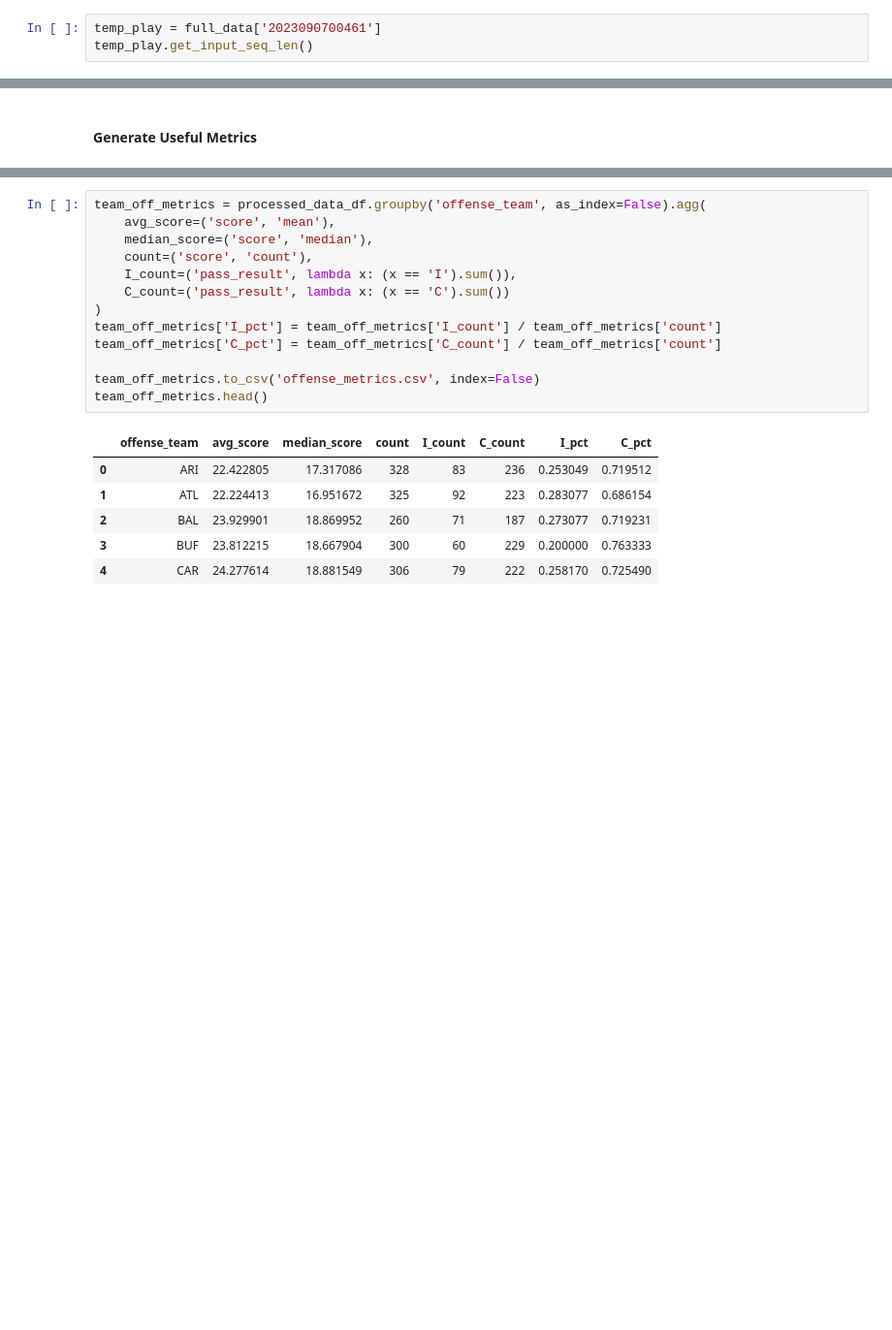
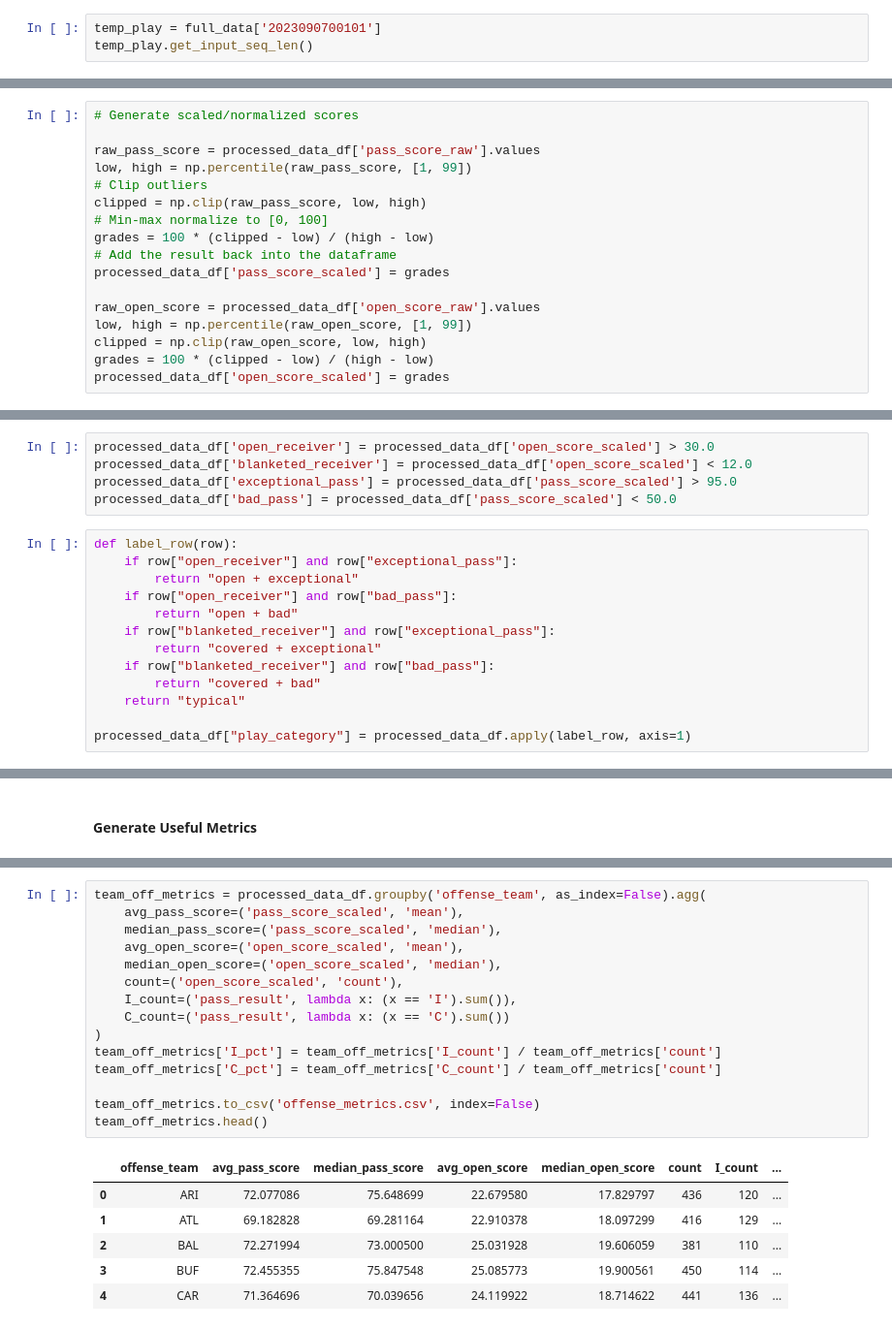
Before and after one commit to cwphung/databowl_2025, a Jupyter notebook: visualilzation.ipynb, the cells around one changed output, grey strips where cells are left out. Shown: that part at 97% size. Cells and saved outputs as stored; diff of their text form; blank space fills up the shorter version.

```diff
--- a/visualilzation.ipynb
+++ b/visualilzation.ipynb
@@ -233,4 +217,4 @@ Play(
 # %%
-temp_play = full_data['2023090700461']
+temp_play = full_data['2023090700101']
 temp_play.get_input_seq_len()
 # %% [output]
@@ -296,0 +288,17 @@ processed_data_df = pd.DataFrame(processed_data)
+# %%
+# Generate scaled/normalized scores
+
+raw_pass_score = processed_data_df['pass_score_raw'].values
+low, high = np.percentile(raw_pass_score, [1, 99])
+# Clip outliers
+clipped = np.clip(raw_pass_score, low, high)
+# Min-max normalize to [0, 100]
+grades = 100 * (clipped - low) / (high - low)
+# Add the result back into the dataframe
+processed_data_df['pass_score_scaled'] = grades
+
+raw_open_score = processed_data_df['open_score_raw'].values
+low, high = np.percentile(raw_open_score, [1, 99])
+clipped = np.clip(raw_open_score, low, high)
+grades = 100 * (clipped - low) / (high - low)
+processed_data_df['open_score_scaled'] = grades
@@ -297,3 +349,21 @@ processed_data_df = pd.DataFrame(processed_data)
+# %%
+processed_data_df['open_receiver'] = processed_data_df['open_score_scaled'] > 30.0
+processed_data_df['blanketed_receiver'] = processed_data_df['open_score_scaled'] < 12.0
+processed_data_df['exceptional_pass'] = processed_data_df['pass_score_scaled'] > 95.0
+processed_data_df['bad_pass'] = processed_data_df['pass_score_scaled'] < 50.0
+# %%
+def label_row(row):
+    if row["open_receiver"] and row["exceptional_pass"]:
+        return "open + exceptional"
+    if row["open_receiver"] and row["bad_pass"]:
+        return "open + bad"
+    if row["blanketed_receiver"] and row["exceptional_pass"]:
+        return "covered + exceptional"
+    if row["blanketed_receiver"] and row["bad_pass"]:
+        return "covered + bad"
+    return "typical"
+
+processed_data_df["play_category"] = processed_data_df.apply(label_row, axis=1)
 # %%
 processed_data_df
 # %% [output]
@@ -338,21 +436,23 @@ player_metrics_df.head()
 # %%
 team_off_metrics = processed_data_df.groupby('offense_team', as_index=False).agg(
-    avg_score=('score', 'mean'),
-    median_score=('score', 'median'),
-    count=('score', 'count'),
+    avg_pass_score=('pass_score_scaled', 'mean'),
+    median_pass_score=('pass_score_scaled', 'median'),
+    avg_open_score=('open_score_scaled', 'mean'),
+    median_open_score=('open_score_scaled', 'median'),
+    count=('open_score_scaled', 'count'),
     I_count=('pass_result', lambda x: (x == 'I').sum()),
     C_count=('pass_result', lambda x: (x == 'C').sum())
 )
 team_off_metrics['I_pct'] = team_off_metrics['I_count'] / team_off_metrics['count']
 team_off_metrics['C_pct'] = team_off_metrics['C_count'] / team_off_metrics['count']
 
 team_off_metrics.to_csv('offense_metrics.csv', index=False)
 team_off_metrics.head()
 # %% [output]
-|  | offense_team | avg_score | median_score | count | I_count | C_count | I_pct | C_pct |
-| 0 | ARI | 22.422805 | 17.317086 | 328 | 83 | 236 | 0.253049 | 0.719512 |
-| 1 | ATL | 22.224413 | 16.951672 | 325 | 92 | 223 | 0.283077 | 0.686154 |
-| 2 | BAL | 23.929901 | 18.869952 | 260 | 71 | 187 | 0.273077 | 0.719231 |
-| 3 | BUF | 23.812215 | 18.667904 | 300 | 60 | 229 | 0.200000 | 0.763333 |
-| 4 | CAR | 24.277614 | 18.881549 | 306 | 79 | 222 | 0.258170 | 0.725490 |
+|  | offense_team | avg_pass_score | median_pass_score | avg_open_score | median_open_score | count | I_count | ... |
+| 0 | ARI | 72.077086 | 75.648699 | 22.679580 | 17.829797 | 436 | 120 | ... |
+| 1 | ATL | 69.182828 | 69.281164 | 22.910378 | 18.097299 | 416 | 129 | ... |
+| 2 | BAL | 72.271994 | 73.000500 | 25.031928 | 19.606059 | 381 | 110 | ... |
+| 3 | BUF | 72.455355 | 75.847548 | 25.085773 | 19.900561 | 450 | 114 | ... |
+| 4 | CAR | 71.364696 | 70.039656 | 24.119922 | 18.714622 | 441 | 136 | ... |
 # %%
```
Also changed, not shown: parts of 33 cells of this notebook, 5 other files.
